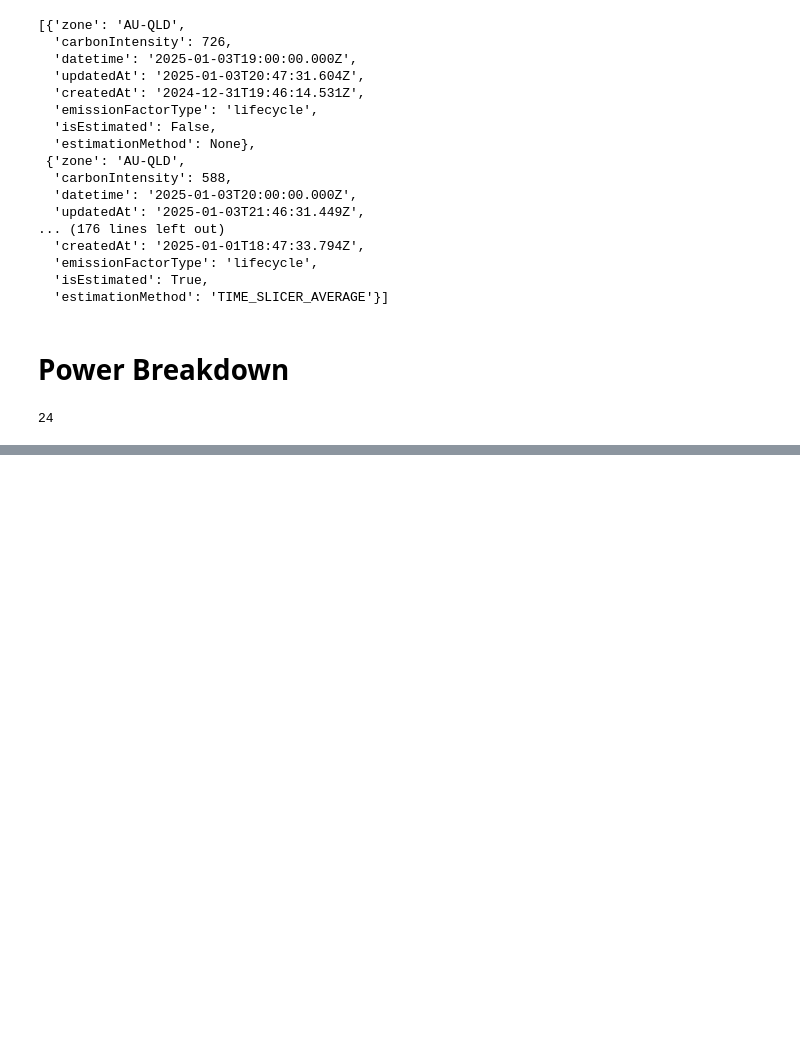
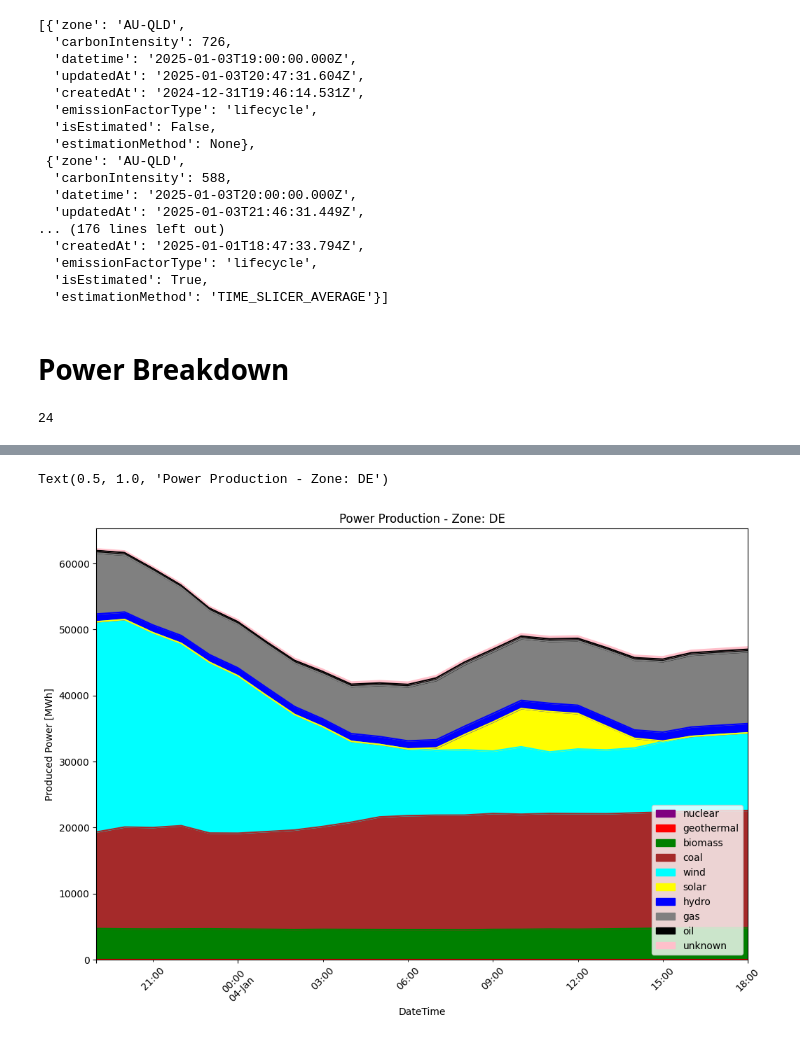
Before and after one commit to JonasSinjan/elecMapsPlayground, a Jupyter notebook: test.ipynb, the cells around one changed output, grey strips where cells are left out. Saved outputs shown, nothing was run; the diff lists cells and outputs as text; code cells hidden in the pictures; blank space fills up the shorter version.

Commit message:
stacked area plots + saving dfs to csv to reproduce plots

```diff
--- a/test.ipynb
+++ b/test.ipynb
@@ -204,0 +207,4 @@ len(germanyPowerBreakdownHistory)
+# %%
+powerbreakdownhistorydf = pd.DataFrame(germanyPowerBreakdownHistory)
+powerbreakdownhistorydf['datetime'] = pd.to_datetime(powerbreakdownhistorydf['datetime'], format='%Y-%m-%dT%H:%M:%S.%fZ')
+powerbreakdownhistorydf.head()
@@ -204,0 +230,5 @@ len(germanyPowerBreakdownHistory)
+# %%
+powerProductionBreakdowndf = pd.json_normalize(powerbreakdownhistorydf['powerProductionBreakdown'])
+powerProductionBreakdowndf['datetime'] = powerbreakdownhistorydf['datetime'].values
+powerConsumptionBreakdowndf.set_index('datetime')
+powerProductionBreakdowndf.head()
@@ -204,0 +242,14 @@ len(germanyPowerBreakdownHistory)
+# %%
+#can't plot hydro discharge as both positive and negative, negative may be water pumped up, same with barry discharge
+ax = powerProductionBreakdowndf.plot.area(
+    x='datetime',y=['nuclear','geothermal','biomass','coal','wind','solar','hydro','gas','oil','unknown'],
+    figsize=(12,8),
+    rot=45,
+    color=('purple','red','green','brown','cyan','yellow','blue','grey','black','pink'))
+ax.legend(loc='lower right')
+ax.set_ylabel('Produced Power [MWh]')
+ax.set_xlabel('DateTime')
+ax.set_title('Power Production - Zone: DE')
+# %% [output]
+Text(0.5, 1.0, 'Power Production - Zone: DE')
+[figure, added]
```
Also changed, not shown: parts of 10 cells of this notebook, 4 other files.
